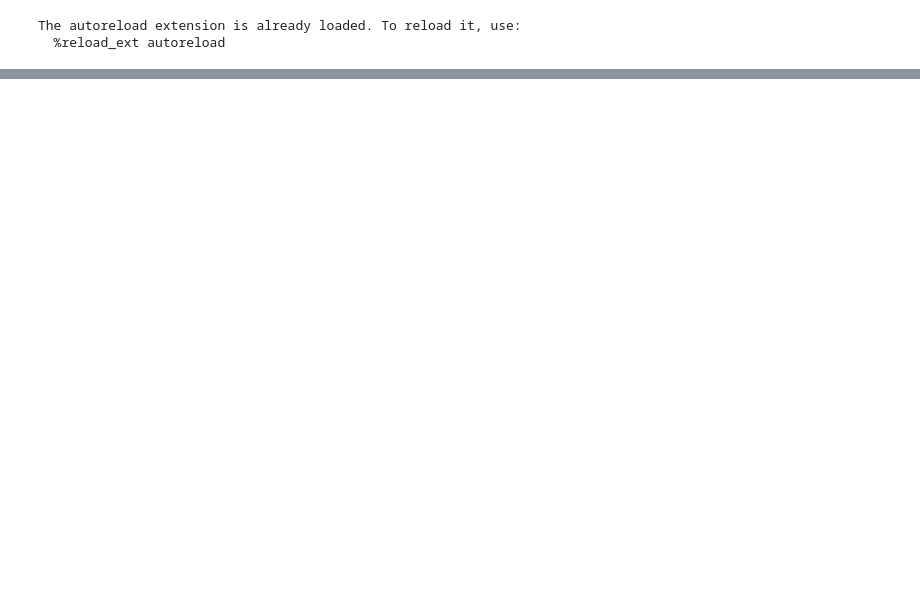
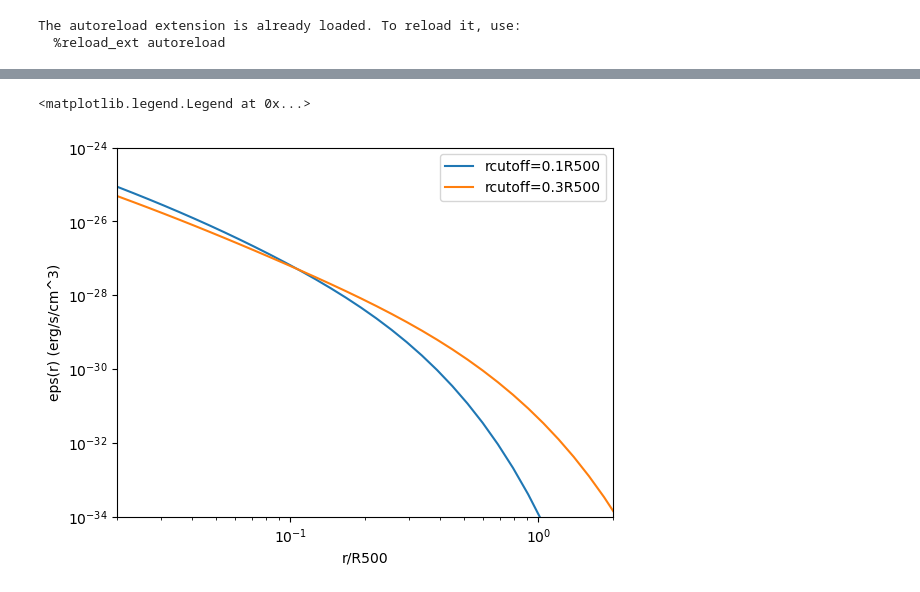
Before and after one commit to eleanorstuart/thermo-idm, a Jupyter notebook: Iqbal_AGN_heating.ipynb, the cells around one changed output, grey strips where cells are left out. Drawn from its saved outputs; the diff is of its cells as text; code cells hidden in the pictures; blank space fills up the shorter version.

```diff
--- a/Iqbal_AGN_heating.ipynb
+++ b/Iqbal_AGN_heating.ipynb
@@ -203,3 +102,10 @@ TypeError: 'numpy.float64' object is not iterable
+# %%
+R500=1*u.Mpc
+M500=2e14*u.Msun
+z=0
+rc=0.1*R500.to(u.cm)
+Linj=7e44*u.erg/u.s
+#rini=0.015*R500.to(u.Mpc).value
+rmax=R500.to(u.Mpc).value
 # %%
-#vol_heating_rate(rs, R500, M500, z, Linj)
-#dP_dr(rs, R500, M500, z)
+eps_01=[vol_heating_rate(r, R500, M500, z, Linj, rc) for r in rs]
@@ -218,5 +111,0 @@ array([-7.60938085e-14])
-# %%
-r=np.logspace(-2, 1)*R500
-plt.plot(r/R500, Pg(r/R500, 1, M500))
-plt.xlabel('r/R500')
-plt.ylabel('Pg (erg/cm3)')
@@ -264,0 +112,15 @@ $[1.1844804 \times 10^{-11},~1.1268541 \times 10^{-11},~1.0709653 \times 10^{-11
+# %%
+eps_03=[vol_heating_rate(r, R500, M500, z, Linj, 0.3*R500) for r in rs]
+# %%
+x_vals=np.logspace(-2, 1)
+rs=x_vals*R500
+plt.loglog(x_vals, eps_01, label='rcutoff=0.1R500')
+plt.loglog(x_vals, eps_03, label='rcutoff=0.3R500')
+plt.xlabel('r/R500')
+plt.ylabel('eps(r) (erg/s/cm^3)')
+plt.xlim(2*1e-2, 2*1e0)
+plt.ylim(1e-34, 1e-24)
+plt.legend()
+# %% [output]
+<matplotlib.legend.Legend at 0x...>
+[figure, added]
```
Also changed, not shown: parts of 28 cells of this notebook, 1 other file.
